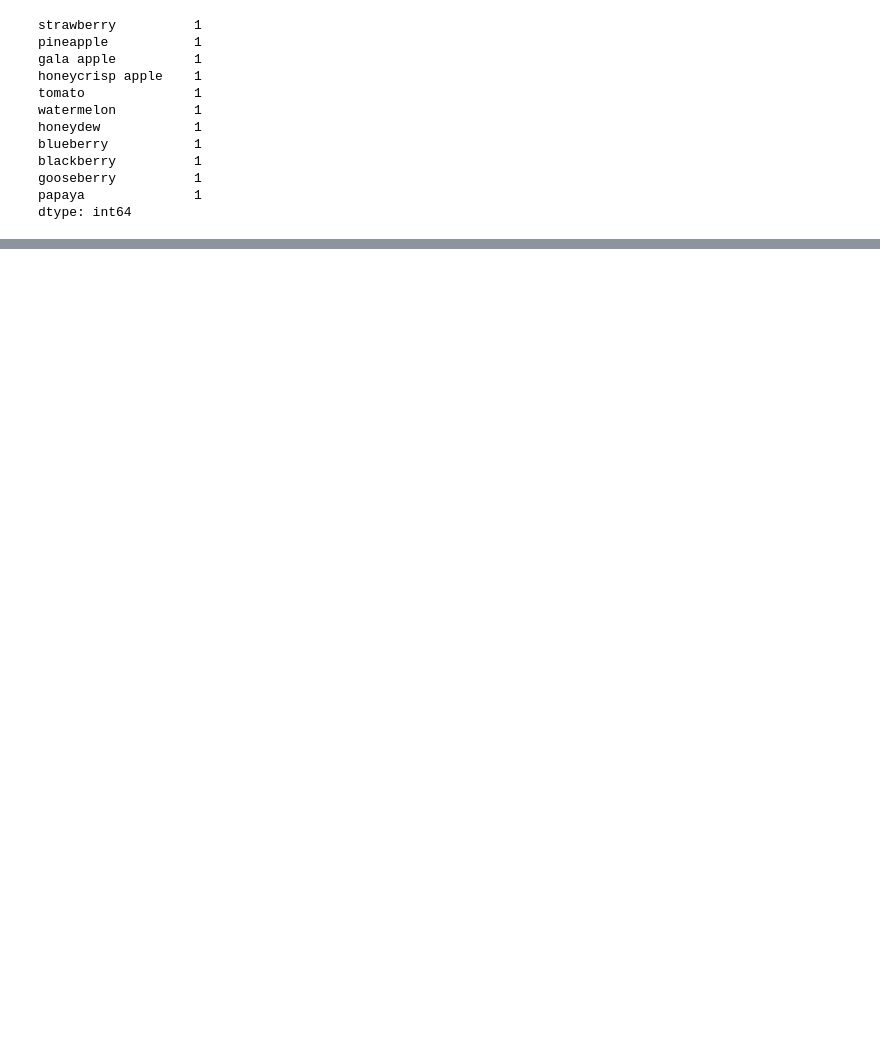
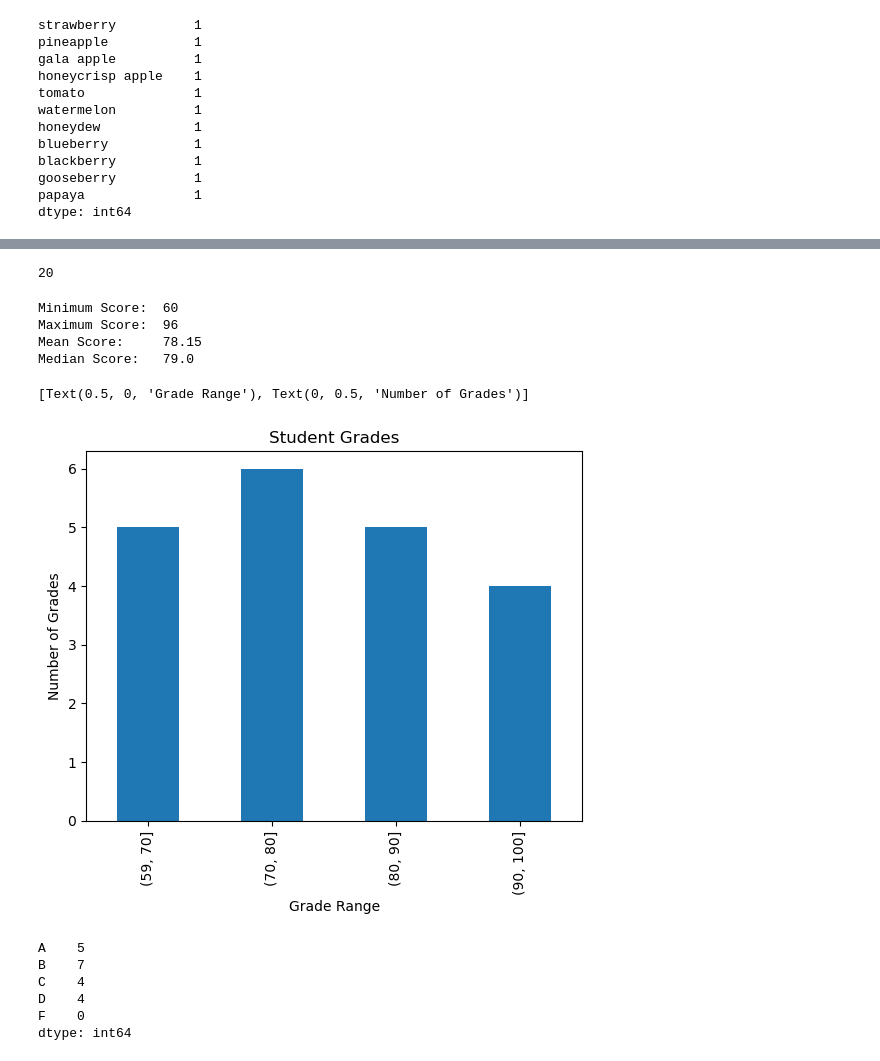
Before and after one commit to manuel-salazar1/numpy-pandas-visualization-exercises, a Jupyter notebook: pandas_series.ipynb, the cells around one changed output, grey strips where cells are left out. Cells and saved outputs as stored; diff of their text form; code cells hidden in the pictures; blank space fills up the shorter version.

```diff
--- a/pandas_series.ipynb
+++ b/pandas_series.ipynb
@@ -186,0 +420,4 @@ dtype: int64
+# %%
+scores = [60, 86, 75, 62, 93, 71, 60, 83, 95, 78, 65, 72, 69, 81, 96, 80, 85, 92, 82, 78]
+exam_scores = pd.Series(scores)
+exam_scores
@@ -186,0 +442,26 @@ dtype: int64
+# %%
+# How many elements are in the exam_scores Series?
+
+exam_scores.count()
+# %% [output]
+20
+# %%
+# Run the code to discover the minimum, the maximum, the mean, and the median scores for the exam_scores Series.
+
+print('Minimum Score: ',exam_scores.min())
+print('Maximum Score: ',exam_scores.max())
+print('Mean Score:    ',exam_scores.mean())
+print('Median Score:  ', exam_scores.median())
+# %% [output]
+Minimum Score:  60
+Maximum Score:  96
+Mean Score:     78.15
+Median Score:   79.0
+# %%
+# Plot the Series in a meaningful way and make sure your chart has a title and axis labels.
+
+exam_score_bins = pd.cut(exam_scores, [59, 70, 80, 90, 100])
+exam_score_bins.value_counts().sort_index(ascending=True).plot.bar(title='Student Grades').set(xlabel='Grade Range',ylabel='Number of Grades')
+# %% [output]
+[Text(0.5, 0, 'Grade Range'), Text(0, 0.5, 'Number of Grades')]
+[figure, added]
@@ -186,0 +475,14 @@ dtype: int64
+# %%
+# Use a method to convert each of the numeric values in the curved_grades Series into a categorical value
+#of letter grades. For example, 86 should be a 'B' and 95 should be an 'A'.
+#Save this as a Series named letter_grades.
+curved_grades
+letter_grades = pd.cut(curved_grades, bins = [0, 59, 69, 79, 89, 100], labels = ['F', 'D', 'C', 'B', 'A'])
+letter_grades.value_counts().sort_index(ascending=False)
+# %% [output]
+A    5
+B    7
+C    4
+D    4
+F    0
+dtype: int64
```
Also changed, not shown: parts of 42 cells of this notebook.
